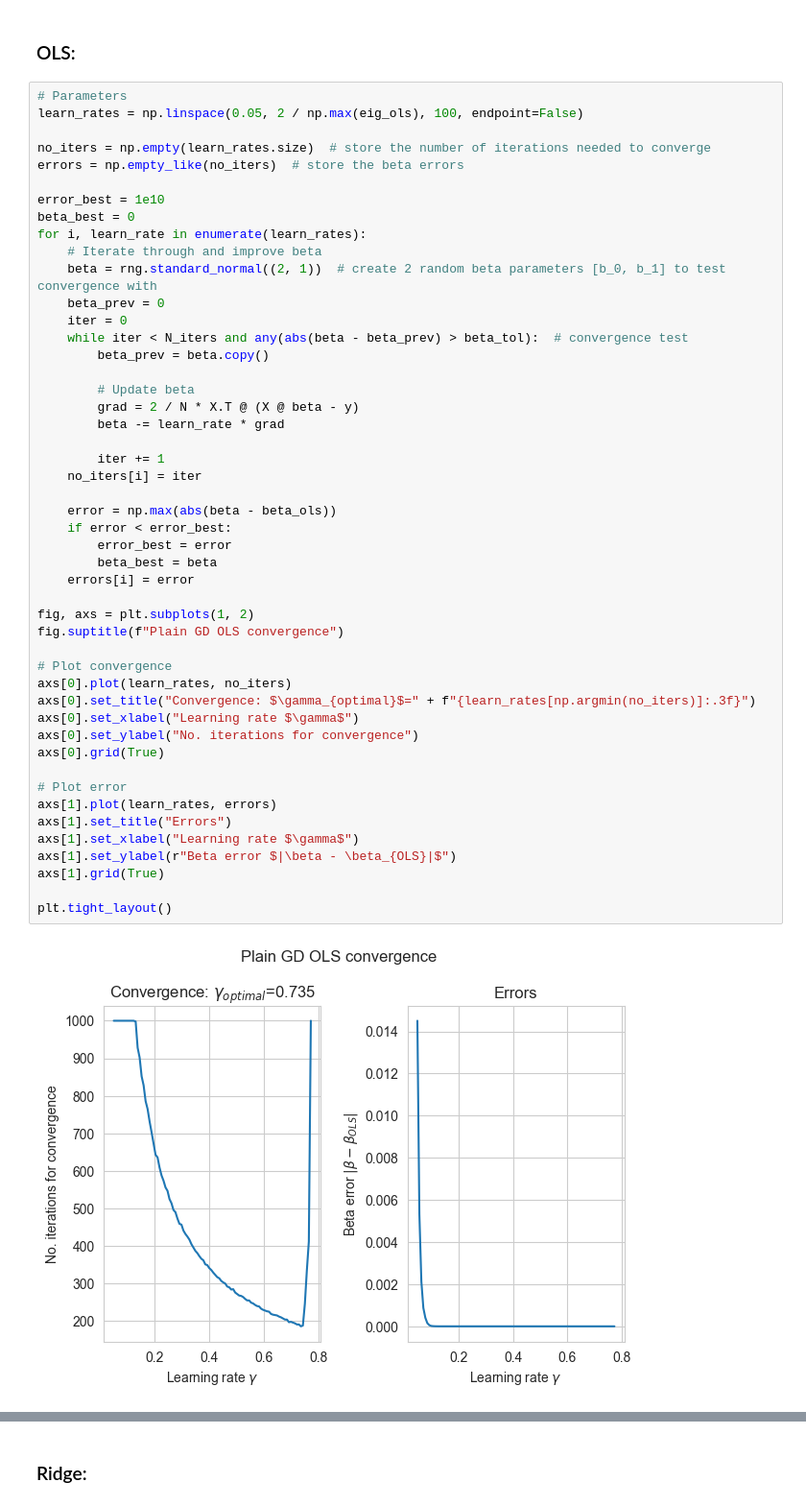
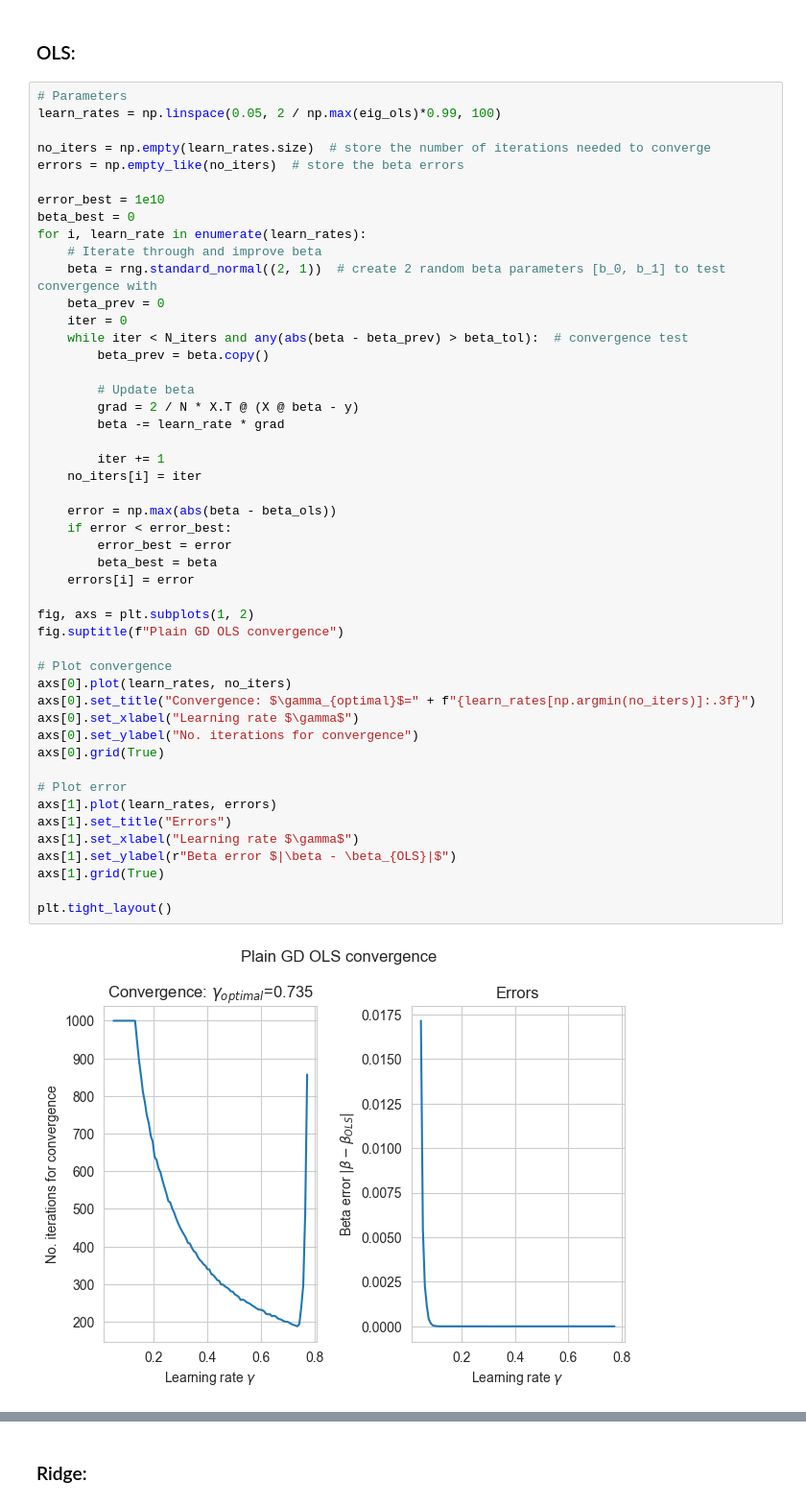
Before and after one commit to LassePladsen/FYS-STK3155-4155, a Jupyter notebook: Weekly exercises/41/Week 41 Lasse Pladsen.ipynb, the cells around one changed output, grey strips where cells are left out. Shown at 96% size. Cells and saved outputs as stored; diff of their text form.

```diff
--- a/Weekly exercises/41/Week 41 Lasse Pladsen.ipynb
+++ b/Weekly exercises/41/Week 41 Lasse Pladsen.ipynb
@@ -33,7 +34,7 @@ OLS: 1/lambda_max=0.390
 ### OLS:
 # %%
 # Parameters
-learn_rates = np.linspace(0.05, 2 / np.max(eig_ols), 100, endpoint=False)
+learn_rates = np.linspace(0.05, 2 / np.max(eig_ols)*0.99, 100)
 
 no_iters = np.empty(learn_rates.size)  # store the number of iterations needed to converge
 errors = np.empty_like(no_iters)  # store the beta errors
@@ -53,34 +54,34 @@ for i, learn_rate in enumerate(learn_rates):
         beta -= learn_rate * grad
 
         iter += 1
     no_iters[i] = iter
 
     error = np.max(abs(beta - beta_ols))
     if error < error_best:
         error_best = error
         beta_best = beta
     errors[i] = error
 
 fig, axs = plt.subplots(1, 2)
 fig.suptitle(f"Plain GD OLS convergence")
 
 # Plot convergence
 axs[0].plot(learn_rates, no_iters)
 axs[0].set_title("Convergence: $\gamma_{optimal}$=" + f"{learn_rates[np.argmin(no_iters)]:.3f}")
 axs[0].set_xlabel("Learning rate $\gamma$")
 axs[0].set_ylabel("No. iterations for convergence")
 axs[0].grid(True)
 
 # Plot error
 axs[1].plot(learn_rates, errors)
 axs[1].set_title("Errors")
 axs[1].set_xlabel("Learning rate $\gamma$")
 axs[1].set_ylabel(r"Beta error $|\beta - \beta_{OLS}|$")
 axs[1].grid(True)
 
 plt.tight_layout()
 # %% [output]
-[figure, old version]
+[figure, new version]
 # %%
 print(f"Beta OLS={beta_ols.ravel()}")
 print(f"Best beta={beta_best.ravel()}")
```
Also changed, not shown: parts of 7 cells of this notebook.
